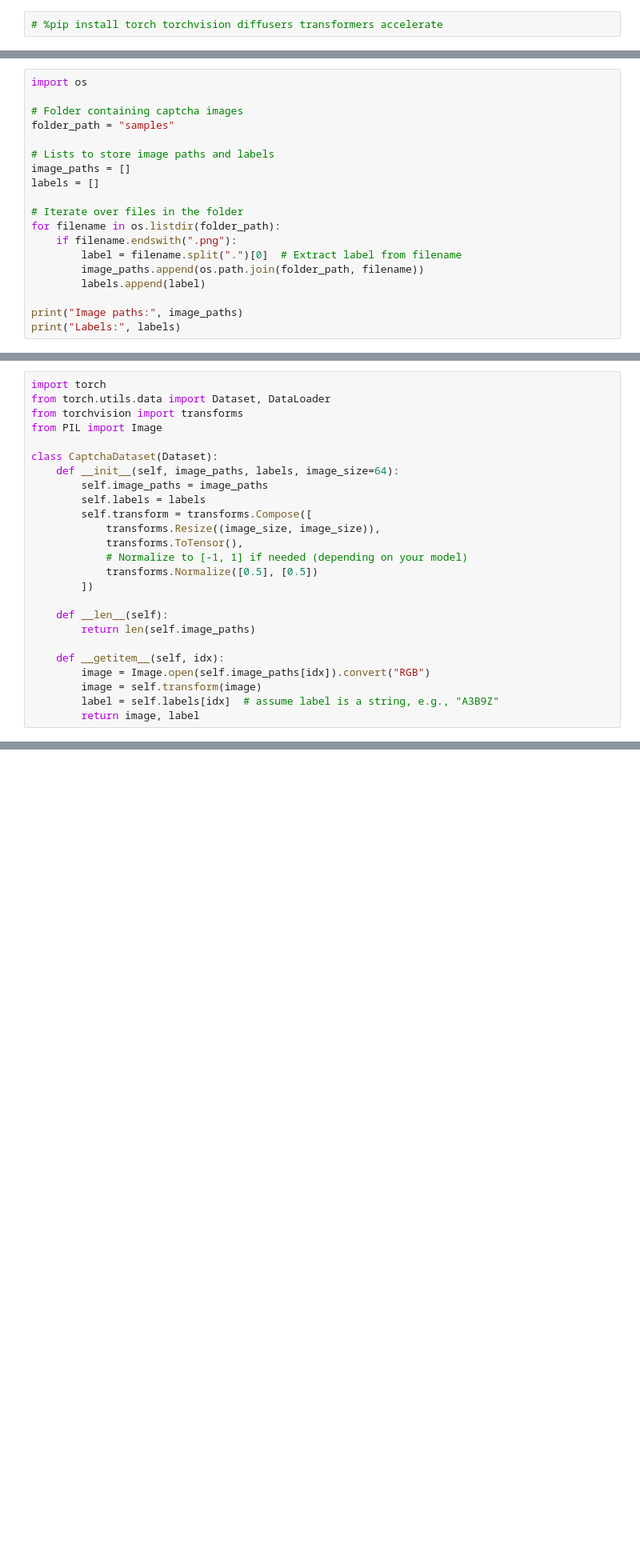
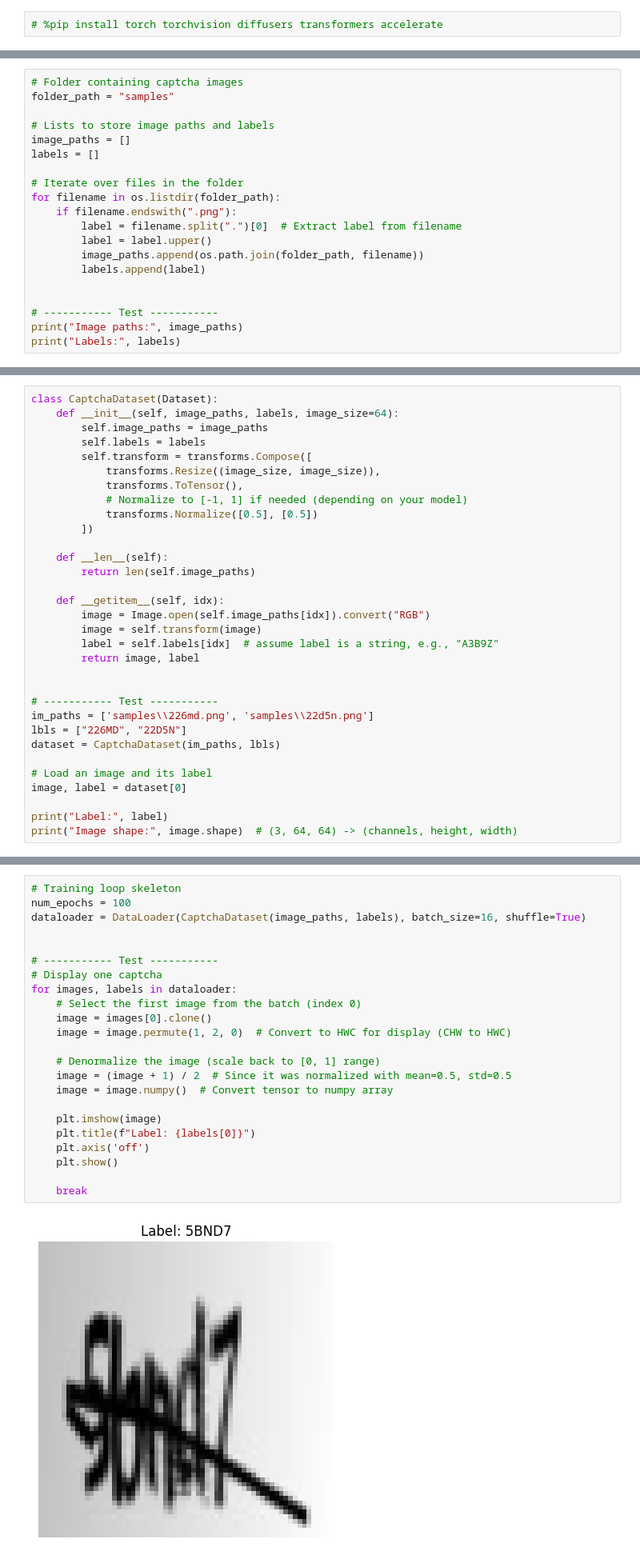
Before and after one commit to Bastagnan/Projet-Deep-Learning, a Jupyter notebook: captcha_generation.ipynb, the cells around one changed output, grey strips where cells are left out. Shown at 80% size. Cells and saved outputs as stored; diff of their text form; blank space fills up the shorter version.

```diff
--- a/captcha_generation.ipynb
+++ b/captcha_generation.ipynb
@@ -3,6 +35,4 @@
 # %%
-import os
-
 # Folder containing captcha images
 folder_path = "samples"
 
@@ -14,9 +44,12 @@ labels = []
 for filename in os.listdir(folder_path):
     if filename.endswith(".png"):
         label = filename.split(".")[0]  # Extract label from filename
+        label = label.upper()
         image_paths.append(os.path.join(folder_path, filename))
         labels.append(label)
 
+
+# ----------- Test -----------
 print("Image paths:", image_paths)
 print("Labels:", labels)
 # %% [output]
@@ -25,9 +58,4 @@ Labels: ['226md', '22d5n', '2356g', '23mdg', '23n88', '243mm', '244e2', '245y5',
 # %%
-import torch
-from torch.utils.data import Dataset, DataLoader
-from torchvision import transforms
-from PIL import Image
-
 class CaptchaDataset(Dataset):
     def __init__(self, image_paths, labels, image_size=64):
         self.image_paths = image_paths
@@ -47,3 +75,15 @@ class CaptchaDataset(Dataset):
         image = self.transform(image)
         label = self.labels[idx]  # assume label is a string, e.g., "A3B9Z"
         return image, label
+
+
+# ----------- Test -----------
+im_paths = ['samples\\226md.png', 'samples\\22d5n.png']
+lbls = ["226MD", "22D5N"]
+dataset = CaptchaDataset(im_paths, lbls)
+
+# Load an image and its label
+image, label = dataset[0]
+
+print("Label:", label)
+print("Image shape:", image.shape)  # (3, 64, 64) -> (channels, height, width)
@@ -172,0 +181,25 @@ KeyError: 'n'
+# %%
+# Training loop skeleton
+num_epochs = 100
+dataloader = DataLoader(CaptchaDataset(image_paths, labels), batch_size=16, shuffle=True)
+
+
+# ----------- Test -----------
+# Display one captcha
+for images, labels in dataloader:
+    # Select the first image from the batch (index 0)
+    image = images[0].clone()
+    image = image.permute(1, 2, 0)  # Convert to HWC for display (CHW to HWC)
+
+    # Denormalize the image (scale back to [0, 1] range)
+    image = (image + 1) / 2  # Since it was normalized with mean=0.5, std=0.5
+    image = image.numpy()  # Convert tensor to numpy array
+
+    plt.imshow(image)
+    plt.title(f"Label: {labels[0]}")
+    plt.axis('off')
+    plt.show()
+
+    break
+# %% [output]
+[figure, added]
```
Also changed, not shown: parts of 25 cells of this notebook.
